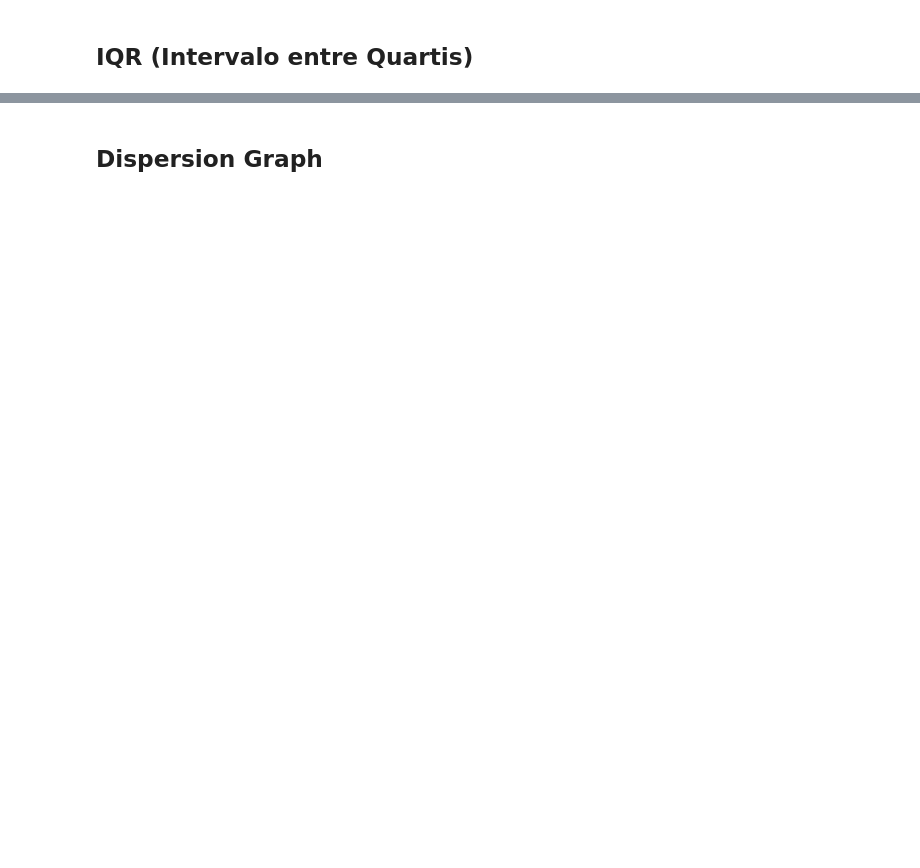
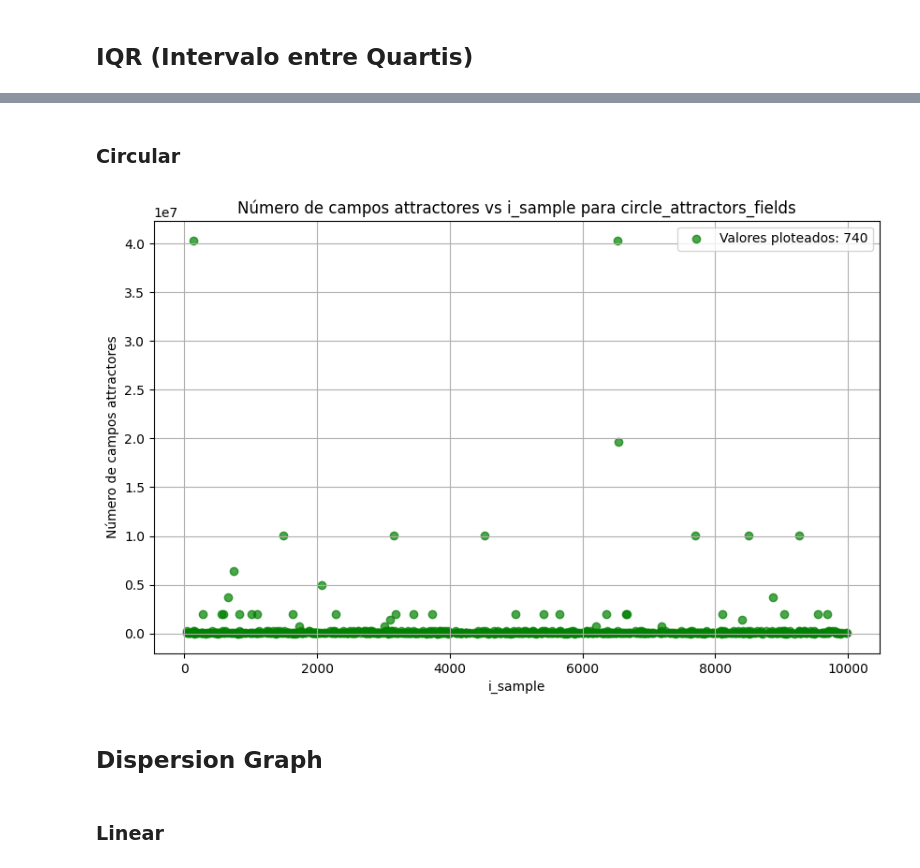
Before and after one commit to crptcusco/cbnetwork, a Jupyter notebook: experiments/structural/3_linear_circle/exp5_aleatory_linear_circle.ipynb, the cells around one changed output, grey strips where cells are left out. Cells and saved outputs as stored; diff of their text form; code cells hidden in the pictures; blank space fills up the shorter version.

```diff
--- a/experiments/structural/3_linear_circle/exp5_aleatory_linear_circle.ipynb
+++ b/experiments/structural/3_linear_circle/exp5_aleatory_linear_circle.ipynb
@@ -314,2 +393,19 @@ plt.show()
+# %% [markdown]
+### Circular
+# %%
+# Crear un rango de índices para los datos de circle_outliers
+indices_circle = circle_outliers.index.get_level_values('i_sample')
+
+# Graficar valores superiores al límite superior del intervalo interquartil para circle_attractors_fields
+plt.figure(figsize=(10, 6))
+plt.scatter(indices_circle, circle_outliers, color='green', alpha=0.7, label=f'Valores ploteados: {len(circle_outliers)}')
+plt.title('Número de campos attractores vs i_sample para circle_attractors_fields')
+plt.xlabel('i_sample')
+plt.ylabel('Número de campos attractores')
+plt.legend()
+plt.grid(True)
+plt.show()
+# %% [output]
+[figure, added]
 # %% [markdown]
 ## Dispersion Graph
@@ -318,3 +412,5 @@ df_topology_4.keys()
+# %% [markdown]
+### Linear
 # %%
 # Create a scatter plot
 plt.scatter(df_topology_4['n_time_find_fields'], df_topology_4['n_attractor_fields'])
```
Also changed, not shown: parts of 26 cells of this notebook.
